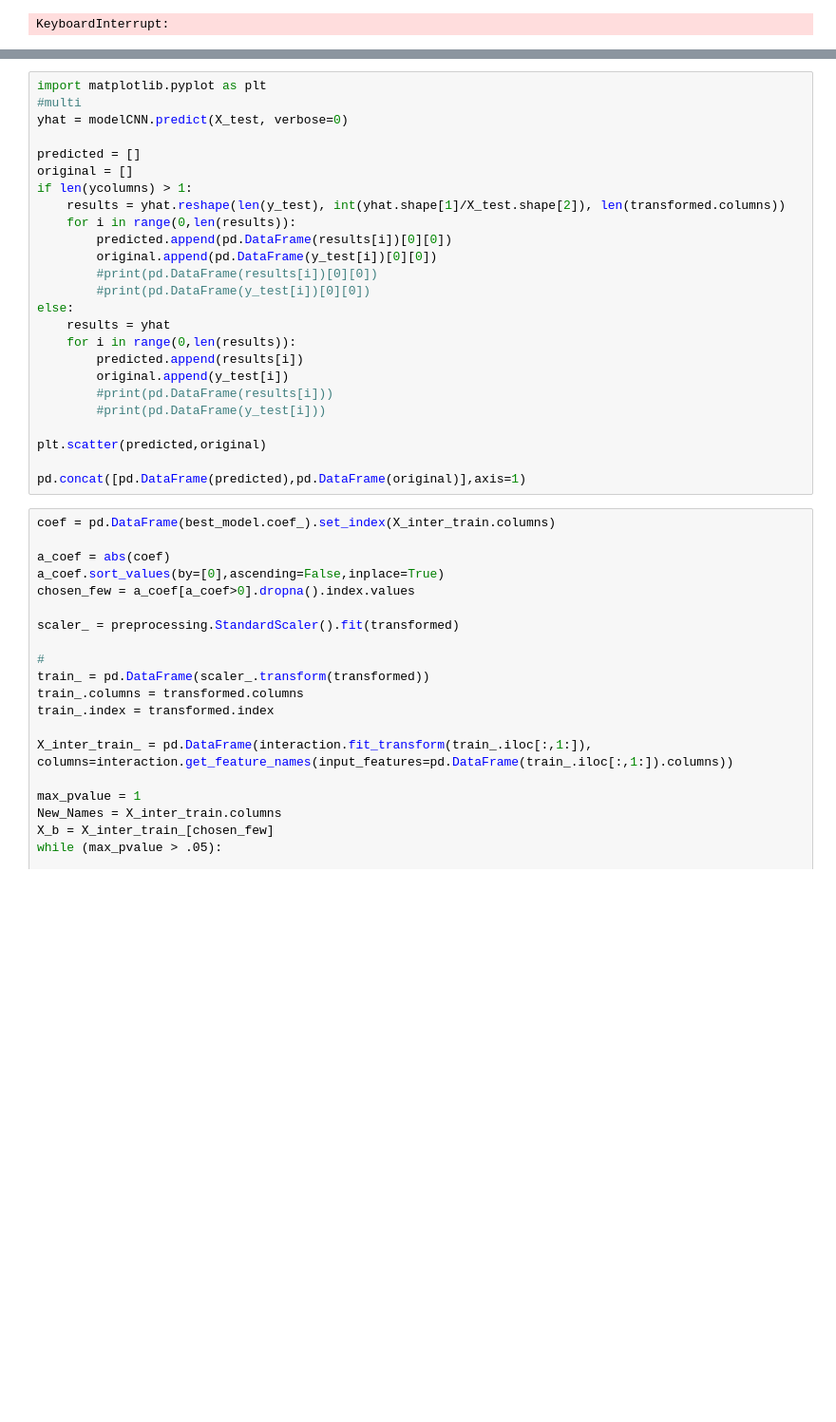
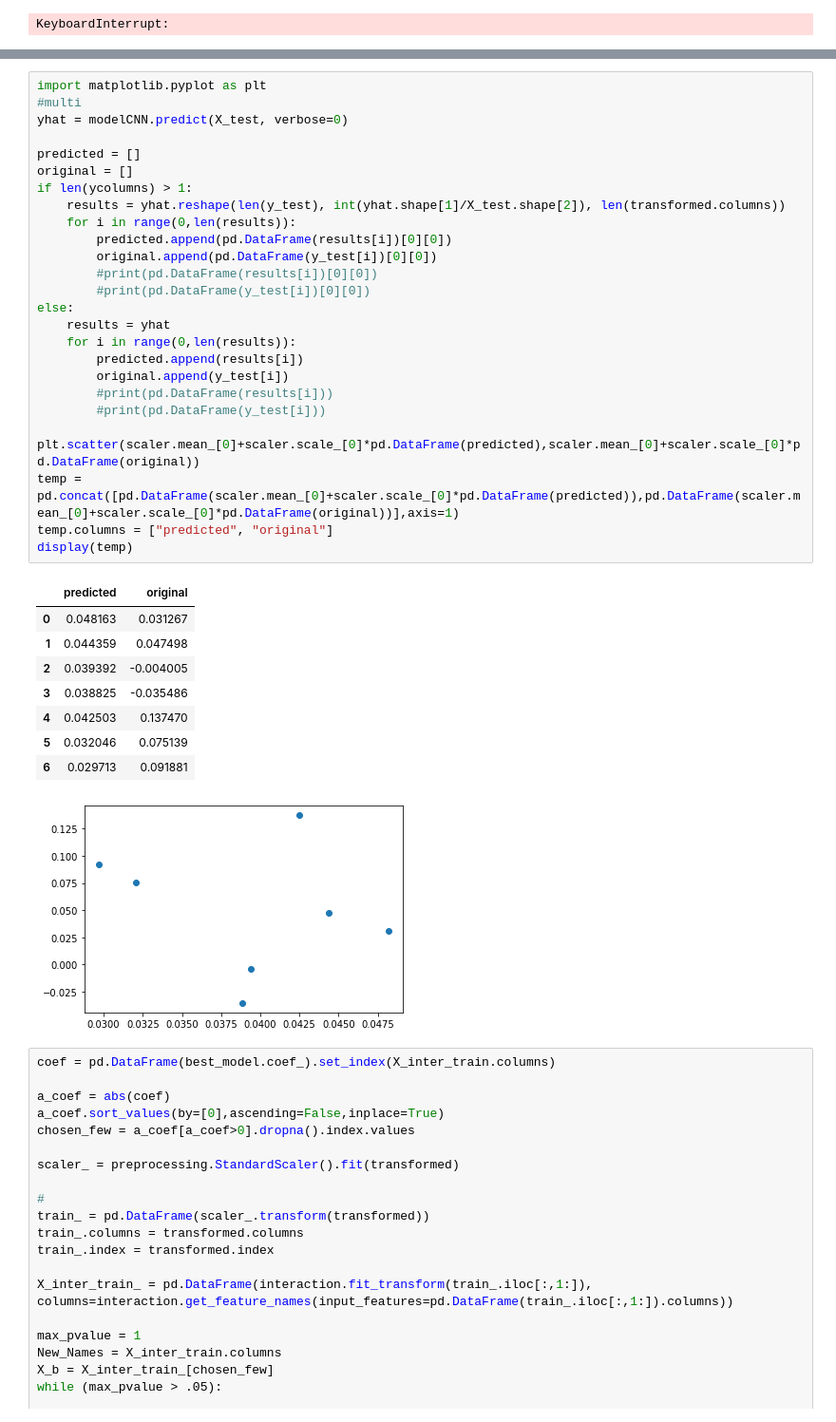
Before and after one commit to webclinic017/Python-Stock-1, a Jupyter notebook: FRED_analysis.ipynb, the cells around one changed output, grey strips where cells are left out. Shown at 95% size. Saved outputs shown, nothing was run; the diff lists cells and outputs as text; blank space fills up the shorter version.

```diff
--- a/FRED_analysis.ipynb
+++ b/FRED_analysis.ipynb
@@ -1585,28 +1685,39 @@ plt.show()
 # %%
 import matplotlib.pyplot as plt
 #multi
 yhat = modelCNN.predict(X_test, verbose=0)
 
 predicted = []
 original = []
 if len(ycolumns) > 1:
     results = yhat.reshape(len(y_test), int(yhat.shape[1]/X_test.shape[2]), len(transformed.columns))
     for i in range(0,len(results)):
         predicted.append(pd.DataFrame(results[i])[0][0])
         original.append(pd.DataFrame(y_test[i])[0][0])
         #print(pd.DataFrame(results[i])[0][0])
         #print(pd.DataFrame(y_test[i])[0][0])
 else:
     results = yhat
     for i in range(0,len(results)):
         predicted.append(results[i])
         original.append(y_test[i])
         #print(pd.DataFrame(results[i]))
         #print(pd.DataFrame(y_test[i]))
 
-plt.scatter(predicted,original)
-
-pd.concat([pd.DataFrame(predicted),pd.DataFrame(original)],axis=1)
+plt.scatter(scaler.mean_[0]+scaler.scale_[0]*pd.DataFrame(predicted),scaler.mean_[0]+scaler.scale_[0]*pd.DataFrame(original))
+temp = pd.concat([pd.DataFrame(scaler.mean_[0]+scaler.scale_[0]*pd.DataFrame(predicted)),pd.DataFrame(scaler.mean_[0]+scaler.scale_[0]*pd.DataFrame(original))],axis=1)
+temp.columns = ["predicted", "original"]
+display(temp)
+# %% [output]
+|  | predicted | original |
+| 0 | 0.048163 | 0.031267 |
+| 1 | 0.044359 | 0.047498 |
+| 2 | 0.039392 | -0.004005 |
+| 3 | 0.038825 | -0.035486 |
+| 4 | 0.042503 | 0.137470 |
+| 5 | 0.032046 | 0.075139 |
+| 6 | 0.029713 | 0.091881 |
+[figure, added]
 # %%
 coef = pd.DataFrame(best_model.coef_).set_index(X_inter_train.columns)
 
```
Also changed, not shown: parts of 19 cells of this notebook.
